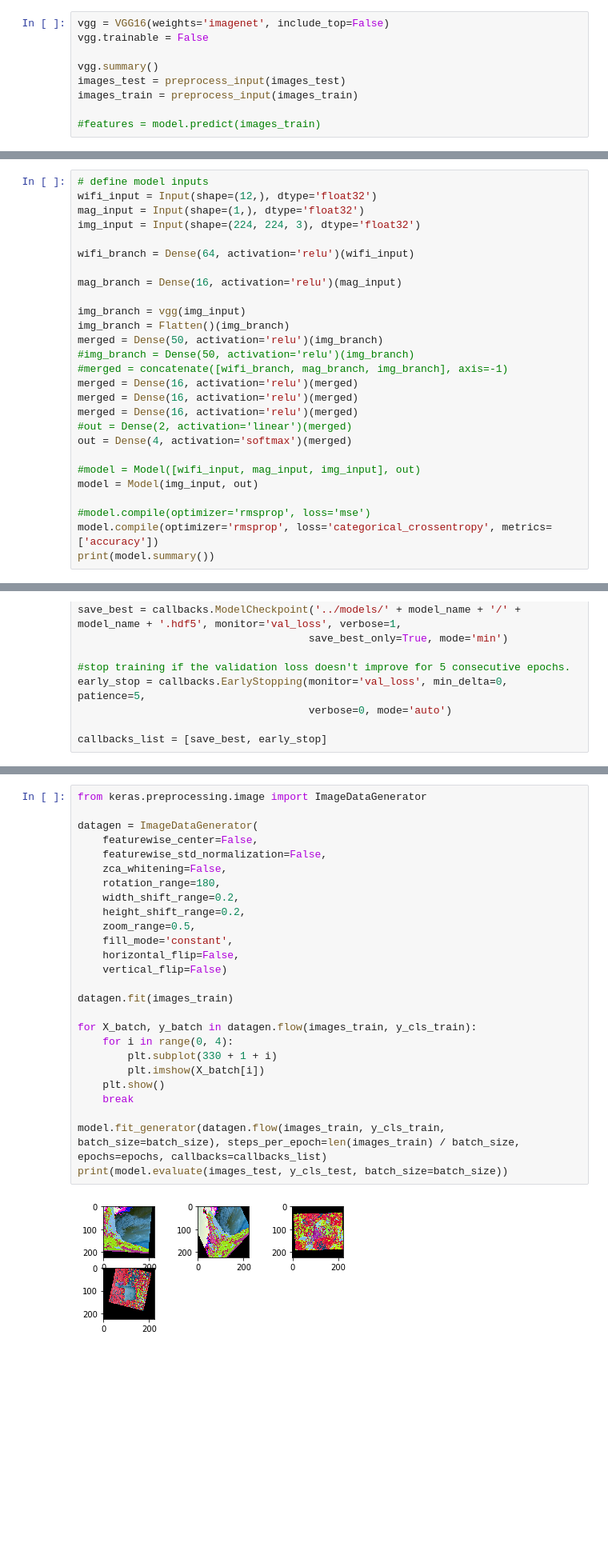
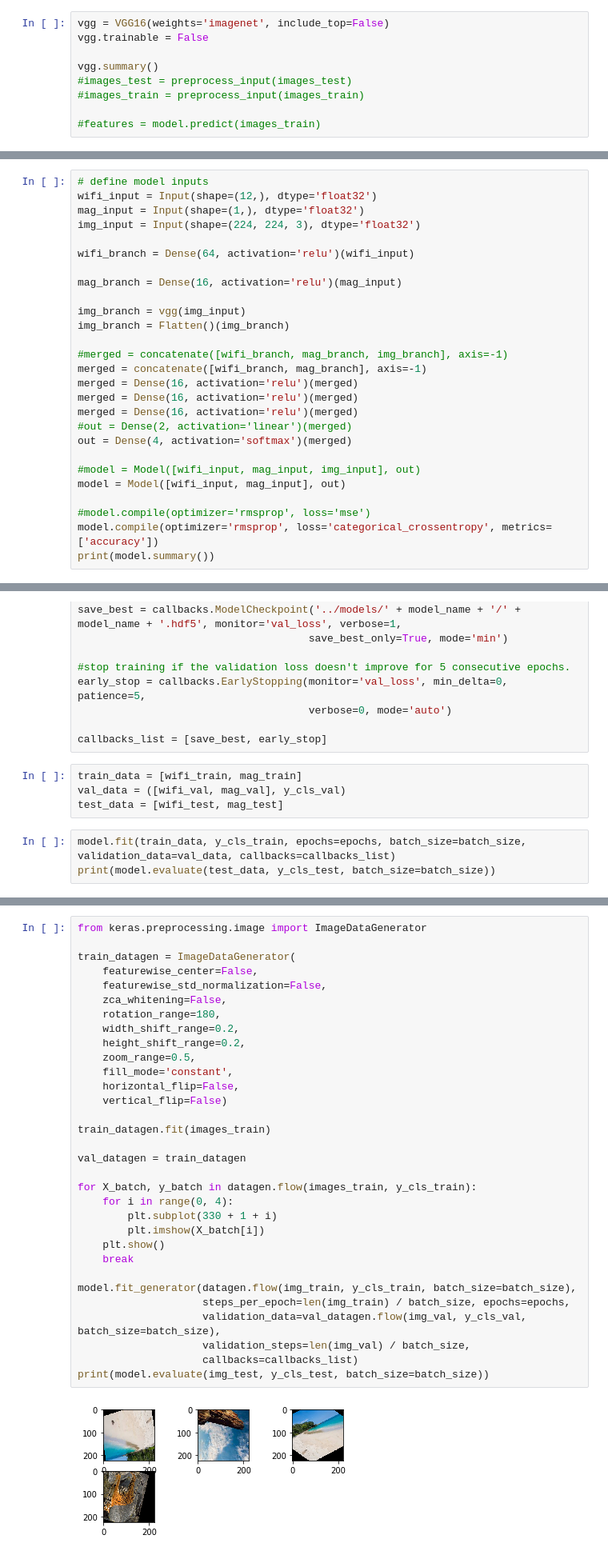
Before and after one commit to JohnFodero/localizer, a Jupyter notebook: scripts/ImageModelTesting.ipynb, the cells around one changed output, grey strips where cells are left out. Shown at 80% size. Saved outputs shown, nothing was run; the diff lists cells and outputs as text; blank space fills up the shorter version.

```diff
--- a/scripts/ImageModelTesting.ipynb
+++ b/scripts/ImageModelTesting.ipynb
@@ -156,8 +159,8 @@ vgg = VGG16(weights='imagenet', include_top=False)
 vgg.trainable = False
 
 vgg.summary()
-images_test = preprocess_input(images_test)
-images_train = preprocess_input(images_train)
+#images_test = preprocess_input(images_test)
+#images_train = preprocess_input(images_train)
 
 #features = model.predict(images_train)
 # %% [output]
@@ -190,9 +193,9 @@ mag_branch = Dense(16, activation='relu')(mag_input)
 
 img_branch = vgg(img_input)
 img_branch = Flatten()(img_branch)
-merged = Dense(50, activation='relu')(img_branch)
-#img_branch = Dense(50, activation='relu')(img_branch)
+
 #merged = concatenate([wifi_branch, mag_branch, img_branch], axis=-1)
+merged = concatenate([wifi_branch, mag_branch], axis=-1)
 merged = Dense(16, activation='relu')(merged)
 merged = Dense(16, activation='relu')(merged)
 merged = Dense(16, activation='relu')(merged)
@@ -200,7 +203,7 @@ merged = Dense(16, activation='relu')(merged)
 out = Dense(4, activation='softmax')(merged)
 
 #model = Model([wifi_input, mag_input, img_input], out)
-model = Model(img_input, out)
+model = Model([wifi_input, mag_input], out)
 
 #model.compile(optimizer='rmsprop', loss='mse')
 model.compile(optimizer='rmsprop', loss='categorical_crossentropy', metrics=['accuracy'])
@@ -244,3 +247,10 @@ early_stop = callbacks.EarlyStopping(monitor='val_loss', min_delta=0, patience=5
                                      verbose=0, mode='auto')
 
 callbacks_list = [save_best, early_stop]
+# %%
+train_data = [wifi_train, mag_train]
+val_data = ([wifi_val, mag_val], y_cls_val)
+test_data = [wifi_test, mag_test]
+# %%
+model.fit(train_data, y_cls_train, epochs=epochs, batch_size=batch_size, validation_data=val_data, callbacks=callbacks_list)
+print(model.evaluate(test_data, y_cls_test, batch_size=batch_size))
@@ -247,29 +279,35 @@ callbacks_list = [save_best, early_stop]
 # %%
 from keras.preprocessing.image import ImageDataGenerator
 
-datagen = ImageDataGenerator(
+train_datagen = ImageDataGenerator(
     featurewise_center=False,
     featurewise_std_normalization=False,
     zca_whitening=False,
     rotation_range=180,
     width_shift_range=0.2,
     height_shift_range=0.2,
     zoom_range=0.5,
     fill_mode='constant',
     horizontal_flip=False,
     vertical_flip=False)
 
-datagen.fit(images_train)
+train_datagen.fit(images_train)
+
+val_datagen = train_datagen
 
 for X_batch, y_batch in datagen.flow(images_train, y_cls_train):
     for i in range(0, 4):
         plt.subplot(330 + 1 + i)
         plt.imshow(X_batch[i])
     plt.show()
     break
 
-model.fit_generator(datagen.flow(images_train, y_cls_train, batch_size=batch_size), steps_per_epoch=len(images_train) / batch_size, epochs=epochs, callbacks=callbacks_list)
-print(model.evaluate(images_test, y_cls_test, batch_size=batch_size))
+model.fit_generator(datagen.flow(img_train, y_cls_train, batch_size=batch_size),
+                    steps_per_epoch=len(img_train) / batch_size, epochs=epochs,
+                    validation_data=val_datagen.flow(img_val, y_cls_val, batch_size=batch_size),
+                    validation_steps=len(img_val) / batch_size,
+                    callbacks=callbacks_list)
+print(model.evaluate(img_test, y_cls_test, batch_size=batch_size))
 # %% [output]
-[figure, old version]
+[figure, new version]
 Epoch 1/100
```
Also changed, not shown: parts of 13 cells of this notebook, 10 other files.
